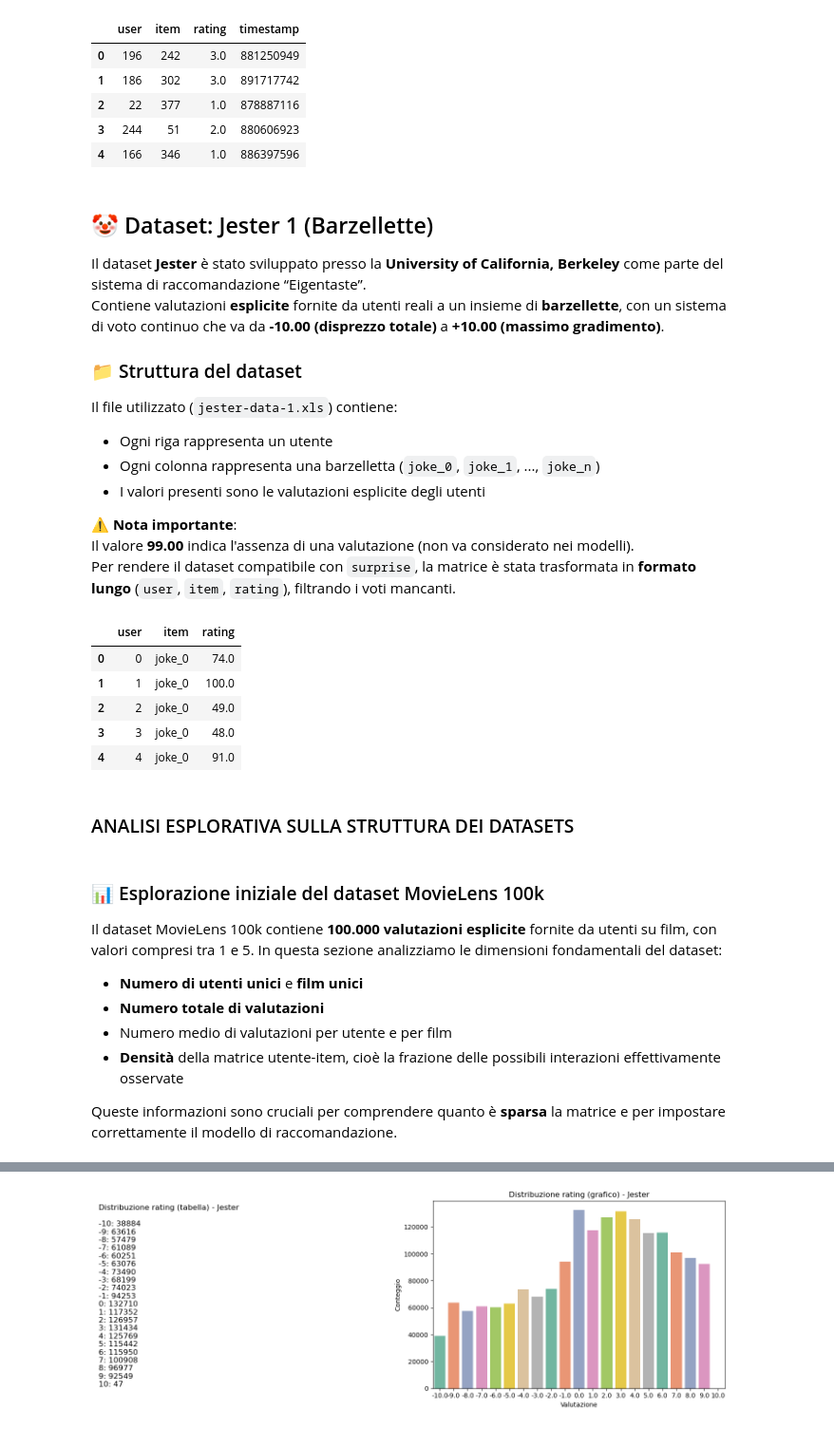
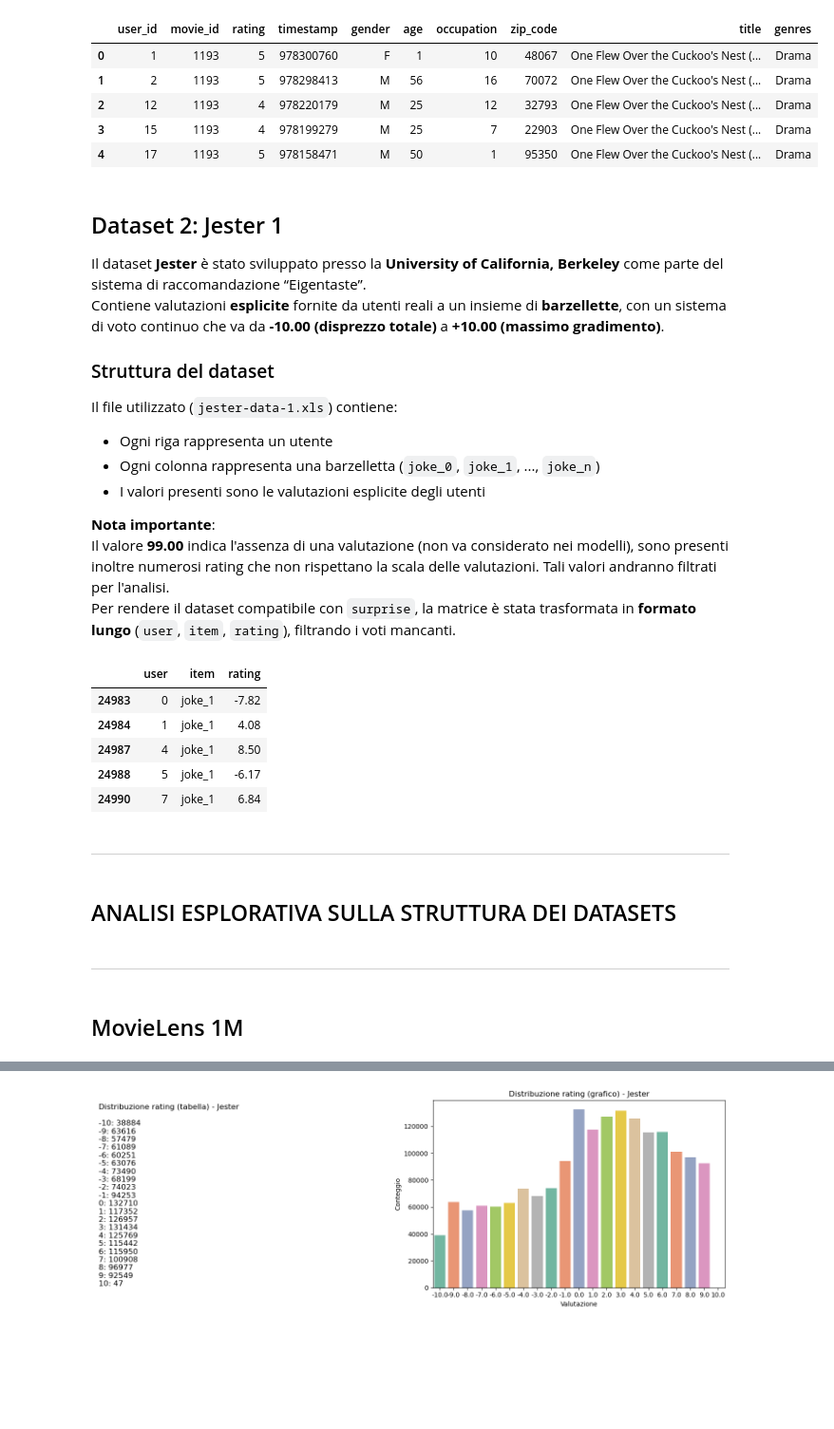
Before and after one commit to N1c0zz/latent-recommender-svd-VS-xgboost-recommender, a Jupyter notebook: PROGETTO_ESAME.ipynb, the cells around one changed output, grey strips where cells are left out. Shown at 95% size. Drawn from its saved outputs; the diff is of its cells as text; code cells hidden in the pictures; blank space fills up the shorter version.

```diff
--- a/PROGETTO_ESAME.ipynb
+++ b/PROGETTO_ESAME.ipynb
@@ -47,43 +67,47 @@ Il dataset viene caricato attraverso la libreria `surprise`, appositamente proge
 # %%
-# Carica dataset completo da Surprise
-data = Dataset.load_builtin('ml-100k')
+# Carica i file del dataset MovieLens 1M
+ratings_path = "datasets/ml-1m/ratings.dat"
+users_path = "datasets/ml-1m/users.dat"
+movies_path = "datasets/ml-1m/movies.dat"
 
-# Trasforma in DataFrame pandas
-df_movieLens = pd.DataFrame(data.raw_ratings, columns=["user", "item", "rating", "timestamp"])
+# I file sono delimitati da '::' e non hanno intestazioni
+df_ratings = pd.read_csv(ratings_path, sep="::", engine="python",
+                         names=["user_id", "movie_id", "rating", "timestamp"], encoding="latin-1")
 
-# Crea il reader specificando la scala dei rating (1-5 per MovieLens)
-reader = Reader(rating_scale=(1, 5))
+df_users = pd.read_csv(users_path, sep="::", engine="python",
+                       names=["user_id", "gender", "age", "occupation", "zip_code"], encoding="latin-1")
 
-# Crea un dataset surprise dal campione
-data_movie = Dataset.load_from_df(df_movieLens[['user', 'item', 'rating']], reader)
+df_movies = pd.read_csv(movies_path, sep="::", engine="python",
+                        names=["movie_id", "title", "genres"], encoding="latin-1")
 
-# Suddividi in train e test
-trainset, testset = train_test_split(data_movie, test_size=0.2, random_state=42)
+# Merge completo
+df_movieLens = pd.merge(df_ratings, df_users, on="user_id")
+df_movieLens = pd.merge(df_movieLens, df_movies, on="movie_id")
 
-# Visualizza qualche riga per controllo
+# Controllo iniziale
 df_movieLens.head()
 # %% [output]
-|  | user | item | rating | timestamp |
-| 0 | 196 | 242 | 3.0 | 881250949 |
-| 1 | 186 | 302 | 3.0 | 891717742 |
-| 2 | 22 | 377 | 1.0 | 878887116 |
-| 3 | 244 | 51 | 2.0 | 880606923 |
-| 4 | 166 | 346 | 1.0 | 886397596 |
+|  | user_id | movie_id | rating | timestamp | gender | age | occupation | zip_code | title | genres |
+| 0 | 1 | 1193 | 5 | 978300760 | F | 1 | 10 | 48067 | One Flew Over the Cuckoo's Nest (... | Drama |
+| 1 | 2 | 1193 | 5 | 978298413 | M | 56 | 16 | 70072 | One Flew Over the Cuckoo's Nest (... | Drama |
+| 2 | 12 | 1193 | 4 | 978220179 | M | 25 | 12 | 32793 | One Flew Over the Cuckoo's Nest (... | Drama |
+| 3 | 15 | 1193 | 4 | 978199279 | M | 25 | 7 | 22903 | One Flew Over the Cuckoo's Nest (... | Drama |
+| 4 | 17 | 1193 | 5 | 978158471 | M | 50 | 1 | 95350 | One Flew Over the Cuckoo's Nest (... | Drama |
 # %% [markdown]
-## 🤡 Dataset: Jester 1 (Barzellette)
+## Dataset 2: Jester 1
 
 Il dataset **Jester** è stato sviluppato presso la **University of California, Berkeley** come parte del sistema di raccomandazione “Eigentaste”.
 Contiene valutazioni **esplicite** fornite da utenti reali a un insieme di **barzellette**, con un sistema di voto continuo che va da **-10.00 (disprezzo totale)** a **+10.00 (massimo gradimento)**.
 
-### 📁 Struttura del dataset
+### Struttura del dataset
 
 Il file utilizzato (`jester-data-1.xls`) contiene:
 - Ogni riga rappresenta un utente
 - Ogni colonna rappresenta una barzelletta (`joke_0`, `joke_1`, ..., `joke_n`)
 - I valori presenti sono le valutazioni esplicite degli utenti
 
-⚠️ **Nota importante**:
-Il valore **99.00** indica l'assenza di una valutazione (non va considerato nei modelli).
+**Nota importante**:
+Il valore **99.00** indica l'assenza di una valutazione (non va considerato nei modelli), sono presenti inoltre numerosi rating che non rispettano la scala delle valutazioni. Tali valori andranno filtrati per l'analisi.
 Per rendere il dataset compatibile con `surprise`, la matrice è stata trasformata in **formato lungo** (`user`, `item`, `rating`), filtrando i voti mancanti.
 # %%
 #Per il dataset Jester_Dataset ho bisogno di installare la libreria
@@ -94,6 +116,5 @@ Per rendere il dataset compatibile con `surprise`, la matrice è stata trasforma
 #!pip install xlrd
 # %%
-# Percorso al file
 jester_path = 'datasets/jester-data-1.xls'
 
 # Leggi il file Excel (senza header se è solo la matrice)
@@ -108,17 +129,20 @@ df_jester_long = df_jester.reset_index().melt(id_vars='index', var_name='item',
 # Rinomina la colonna indice come user
 df_jester_long.rename(columns={'index':'user'}, inplace=True)
 
-# Assicurati che user e item siano stringhe, rating float
+# Mi assicuro che user e item siano stringhe, rating float
 df_jester_long['user'] = df_jester_long['user'].astype(str)
 df_jester_long['item'] = df_jester_long['item'].astype(str)
 df_jester_long['rating'] = df_jester_long['rating'].astype(float)
 
+# Filtra solo i rating validi da -10 a 10
+df_jester_long = df_jester_long[(df_jester_long['rating'] >= -10) & (df_jester_long['rating'] <= 10)]
+
 # Controlla i primi dati
 df_jester_long.head()
 # %% [output]
 |  | user | item | rating |
-| 0 | 0 | joke_0 | 74.0 |
-| 1 | 1 | joke_0 | 100.0 |
-| 2 | 2 | joke_0 | 49.0 |
-| 3 | 3 | joke_0 | 48.0 |
-| 4 | 4 | joke_0 | 91.0 |
+| 24983 | 0 | joke_1 | -7.82 |
+| 24984 | 1 | joke_1 | 4.08 |
+| 24987 | 4 | joke_1 | 8.50 |
+| 24988 | 5 | joke_1 | -6.17 |
+| 24990 | 7 | joke_1 | 6.84 |
@@ -137,16 +149,11 @@ trainset_jester, testset_jester = train_test_split(data_jester, test_size=0.2, r
+# %% [markdown]
+---
 # %% [markdown]
-### ANALISI ESPLORATIVA SULLA STRUTTURA DEI DATASETS
+##  ANALISI ESPLORATIVA SULLA STRUTTURA DEI DATASETS
+# %% [markdown]
+---
 # %% [markdown]
-### 📊 Esplorazione iniziale del dataset MovieLens 100k
-
-Il dataset MovieLens 100k contiene **100.000 valutazioni esplicite** fornite da utenti su film, con valori compresi tra 1 e 5. In questa sezione analizziamo le dimensioni fondamentali del dataset:
-
-- **Numero di utenti unici** e **film unici**
-- **Numero totale di valutazioni**
-- Numero medio di valutazioni per utente e per film
-- **Densità** della matrice utente-item, cioè la frazione delle possibili interazioni effettivamente osservate
-
-Queste informazioni sono cruciali per comprendere quanto è **sparsa** la matrice e per impostare correttamente il modello di raccomandazione.
+## MovieLens 1M
 # %%
 # Numero totale di valutazioni
 num_ratings = len(df_movieLens)
```
Also changed, not shown: parts of 56 cells of this notebook, 29 other files.
